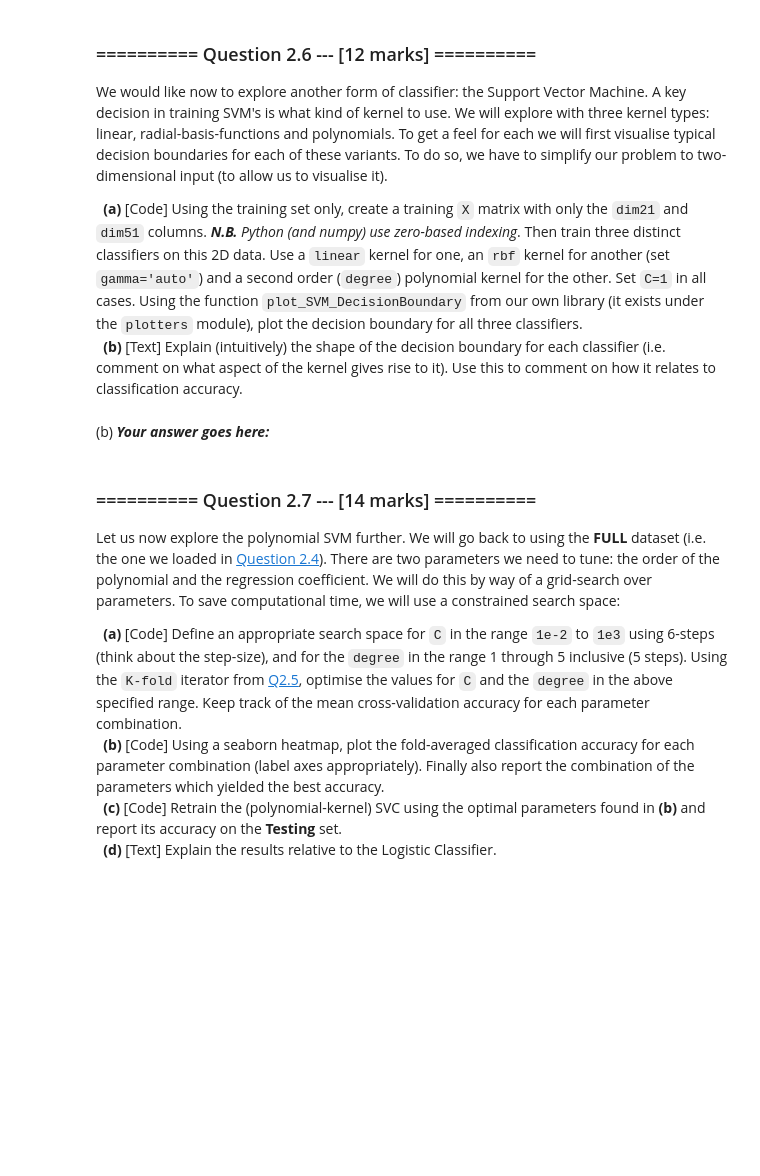
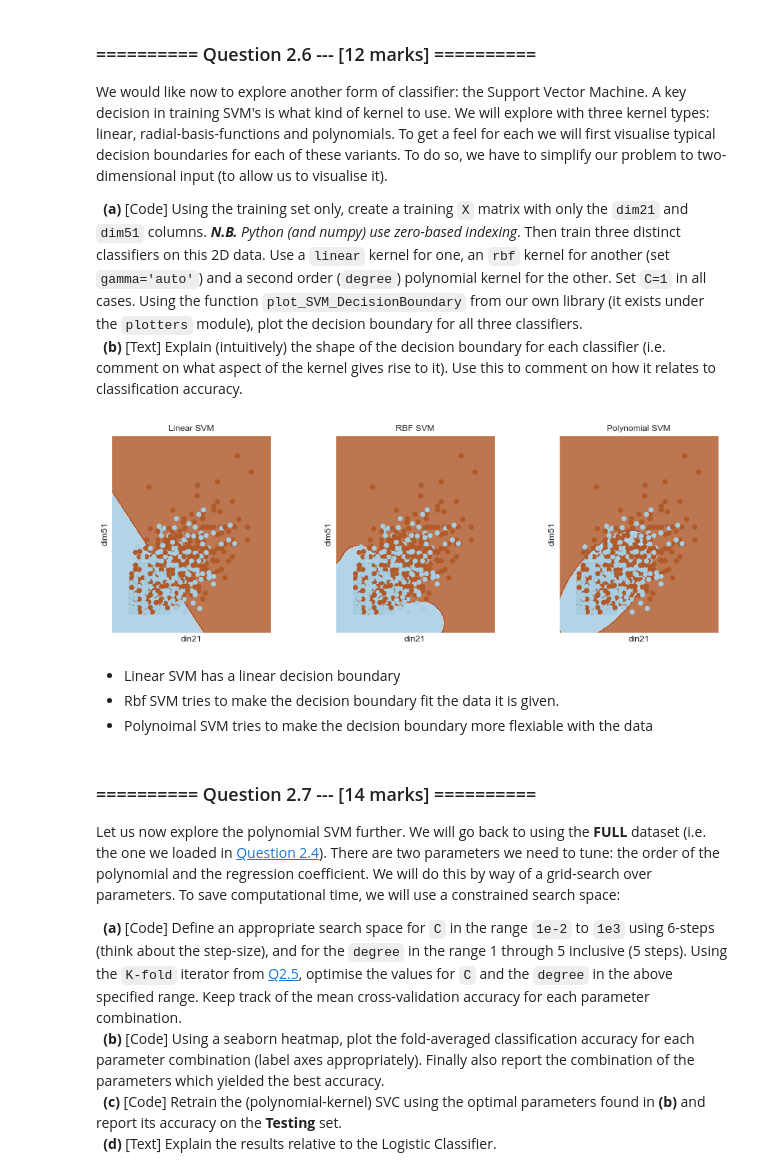
Before and after one commit to aadulan/iaml2018, a Jupyter notebook: Assignments/03_A_ObjectRecognition.ipynb, the cells around one changed output. Saved outputs shown, nothing was run; the diff lists cells and outputs as text; code cells hidden in the pictures; blank space fills up the shorter version.

```diff
--- a/Assignments/03_A_ObjectRecognition.ipynb
+++ b/Assignments/03_A_ObjectRecognition.ipynb
@@ -549,5 +547,28 @@ We would like now to explore another form of classifier: the Support Vector Mach
-# %% [markdown]
-(b) ***Your answer goes here:***
+# %%
+from sklearn.svm import SVC
+from utils.plotter import plot_SVM_DecisionBoundary
+
+X_train_svc = np.array(X_train_b[['dim21','dim51']])
+
+linear = SVC(kernel='linear')
+rbf = SVC(kernel='rbf', gamma='auto')
+polynomial = SVC(kernel='poly', degree=2)
+
+linear.fit(X_train_svc,y_train_b)
+rbf.fit(X_train_svc,y_train_b)
+polynomial.fit(X_train_svc,y_train_b)
+
+plot_SVM_DecisionBoundary([linear,rbf,polynomial],
+                          X_train_svc,
+                          y_train_b,
+                          title=['Linear SVM','RBF SVM','Polynomial SVM'],
+                          labels=['din21','dim51'])
+# %% [output]
+[figure, added]
+# %% [markdown]
+- Linear SVM has a linear decision boundary
+- Rbf SVM tries to make the decision boundary fit the data it is given.
+- Polynoimal SVM tries to make the decision boundary more flexiable with the data
 # %% [markdown]
 ### ========== Question 2.7 --- [14 marks] ==========
 Let us now explore the polynomial SVM further. We will go back to using the **FULL** dataset (i.e. the one we loaded in [Question 2.4](#question2_4)). There are two parameters we need to tune: the order of the polynomial and the regression coefficient. We will do this by way of a grid-search over parameters. To save computational time, we will use a constrained search space:
```
Also changed, not shown: parts of 9 cells of this notebook.
